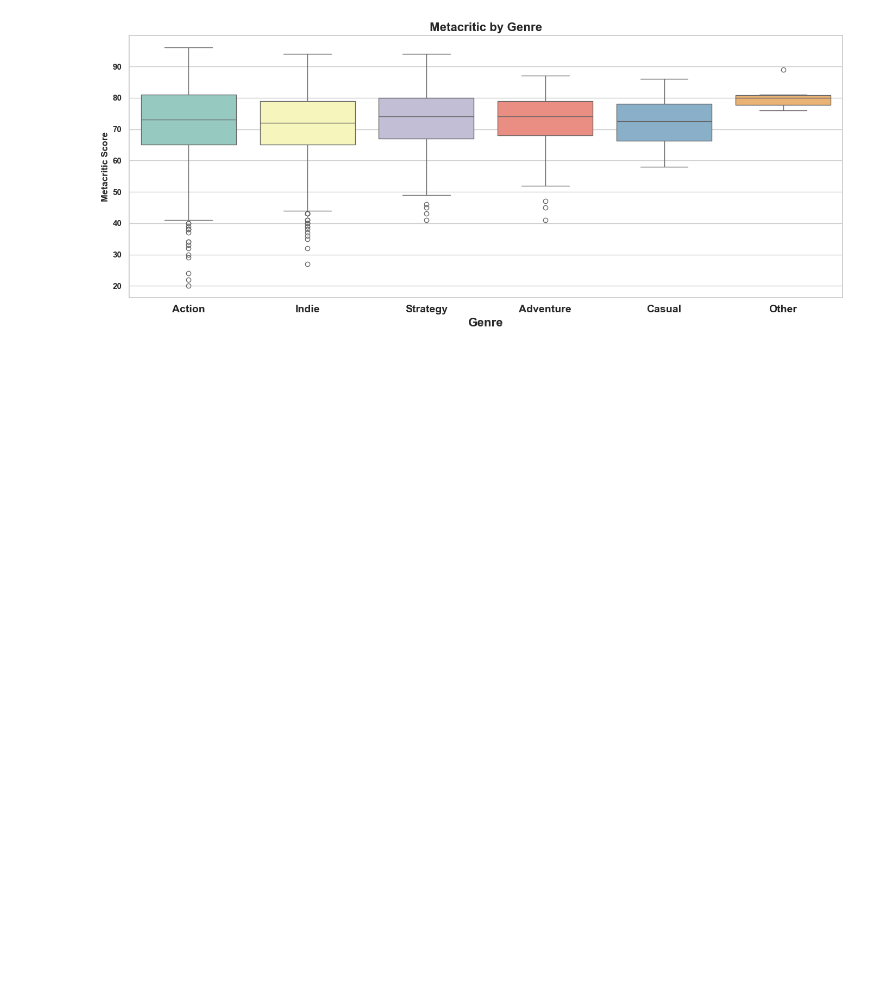
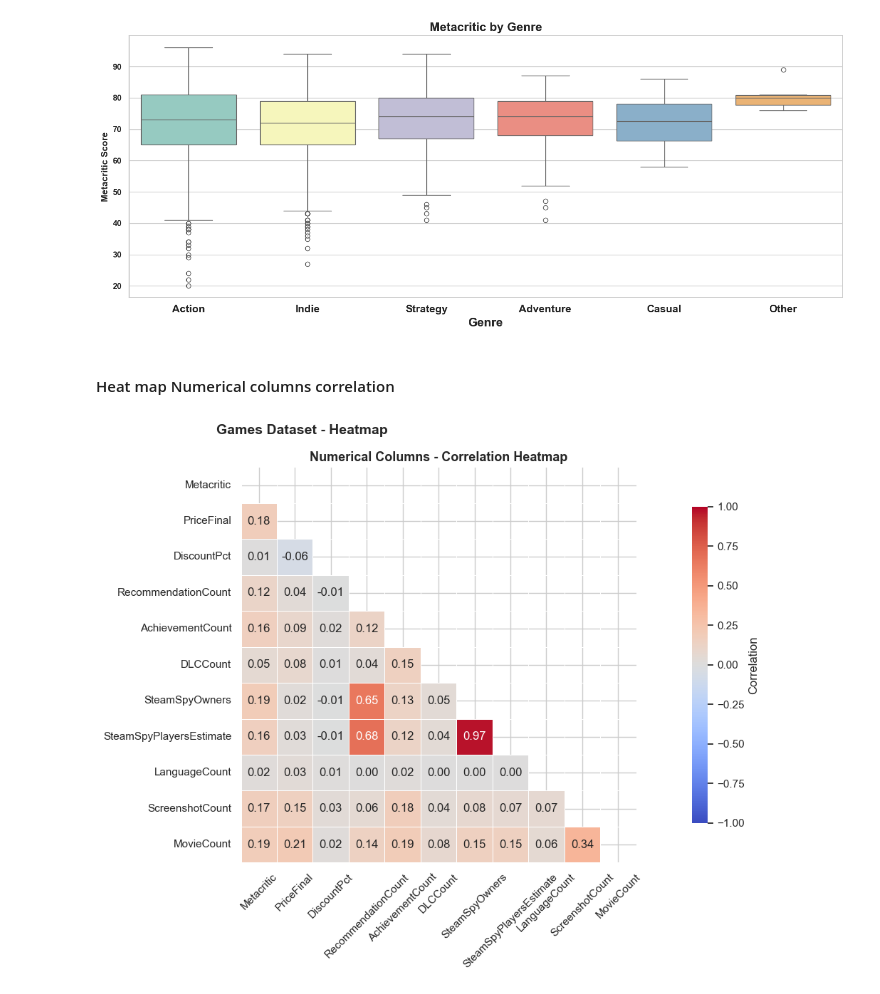
Before and after one commit to Pranishgrg21/Game_features_analysis, a Jupyter notebook: game_analysis.ipynb, the cells around one changed output. Cells and saved outputs as stored; diff of their text form; code cells hidden in the pictures; blank space fills up the shorter version.

Commit message:
Data visualization (charts, plots) done python preview

```diff
--- a/game_analysis.ipynb
+++ b/game_analysis.ipynb
@@ -963,3 +962,40 @@ plt.tight_layout()
 plt.show()
 # %% [output]
 [figure]
+# %% [markdown]
+#### Heat map Numerical columns correlation
+# %%
+fig, axes = plt.subplots(1, 1, figsize=(16, 8))
+
+num_cols = ["Metacritic", "PriceFinal", "DiscountPct", "RecommendationCount", "AchievementCount", "DLCCount",
+            "SteamSpyOwners", "SteamSpyPlayersEstimate",
+            "LanguageCount", "ScreenshotCount", "MovieCount"]
+
+corr = df[num_cols].corr()
+
+# Upper triangle (Optional remove for full matrix)
+
+mask = np.triu(np.ones_like(corr, dtype=bool))
+
+sns.heatmap(
+    corr,
+    mask=mask,
+    annot= True, fmt='.2f',
+    cmap='coolwarm', center=0,
+    vmin=-1, vmax=1,
+    square=True,
+    linewidths=0.5, linecolor='white',
+    cbar_kws={'label': 'Correlation', 'shrink': 0.8},
+    ax=axes
+)
+
+axes.set_title('Numerical Columns - Correlation Heatmap',
+               fontweight='bold', fontsize=13)
+axes.tick_params(axis='x', rotation=45)
+axes.tick_params(axis='y', rotation=0)
+
+fig.suptitle('Games Dataset - Heatmap', fontsize=14, fontweight='bold')
+plt.tight_layout()
+plt.show()
+# %% [output]
+[figure, added]
```
Also changed, not shown: parts of 11 cells of this notebook.
